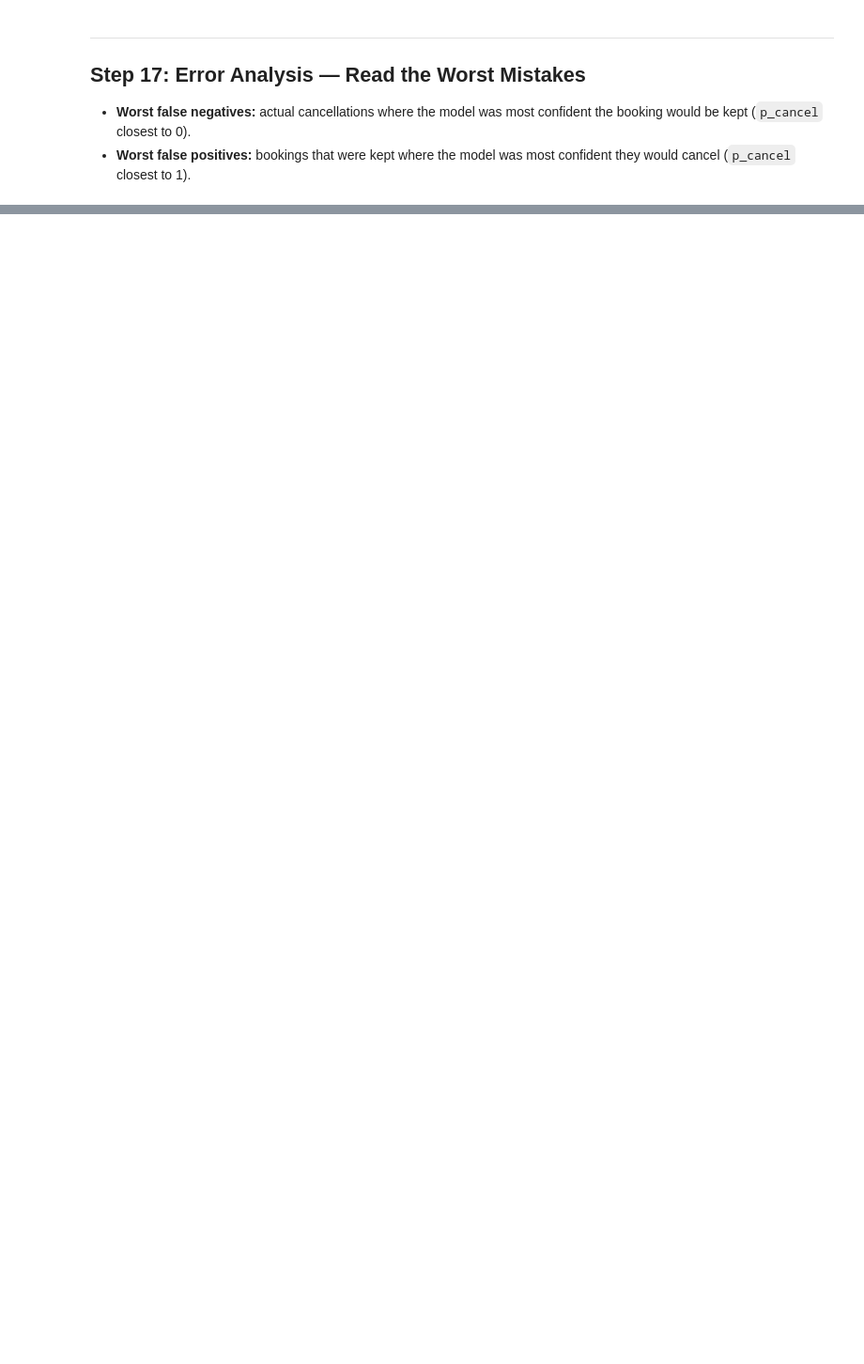
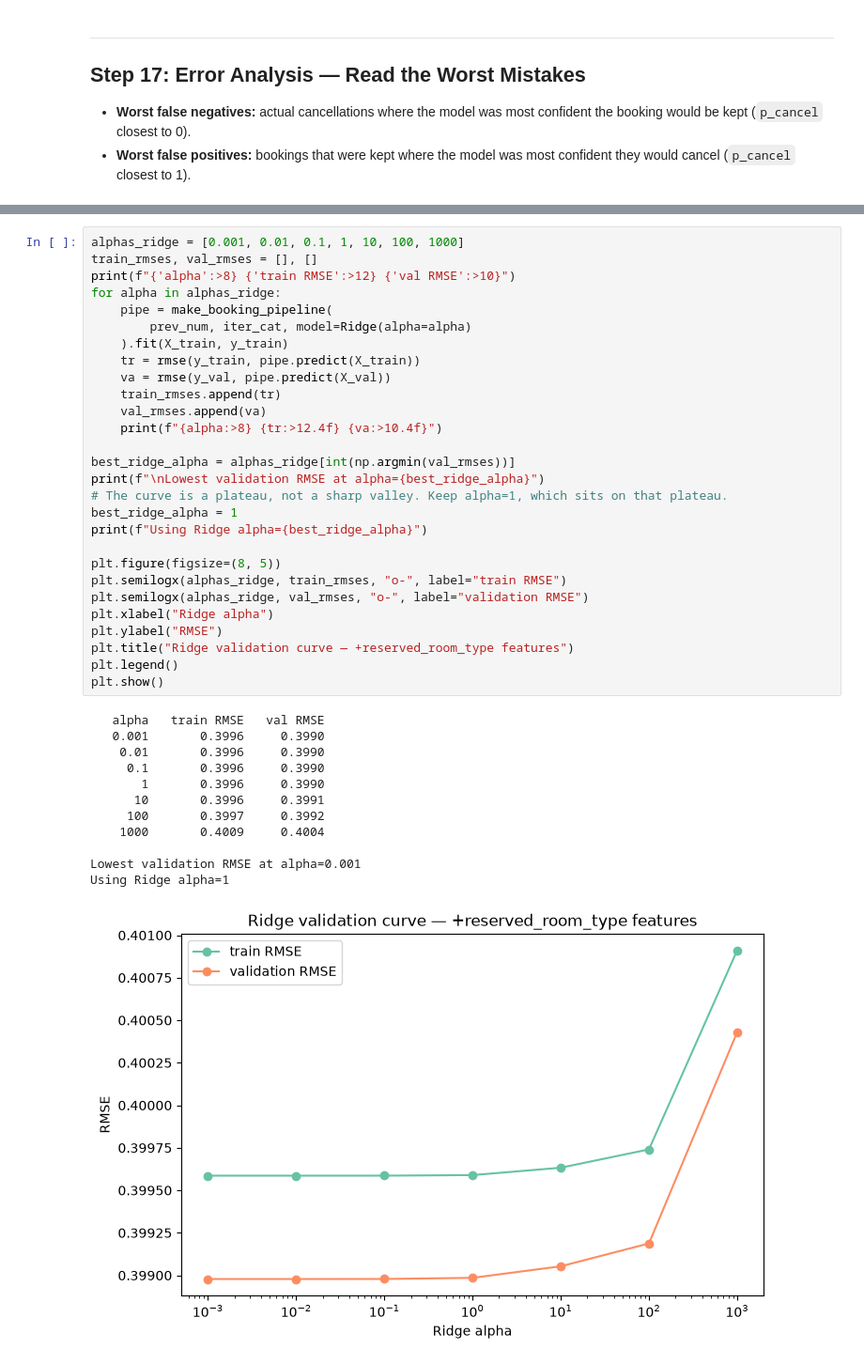
Before and after one commit to marcus-souza-soares/ml-course-codemify, a Jupyter notebook: ml-week-6/hotel_booking_pipeline/hotel_booking_submission.ipynb, the cells around one changed output, grey strips where cells are left out. Shown at 94% size. Drawn from its saved outputs; the diff is of its cells as text; blank space fills up the shorter version.

```diff
--- a/ml-week-6/hotel_booking_pipeline/hotel_booking_submission.ipynb
+++ b/ml-week-6/hotel_booking_pipeline/hotel_booking_submission.ipynb
@@ -1038,0 +1243,41 @@ Worst false negatives (canceled; model was sure they would stay):
+# %%
+alphas_ridge = [0.001, 0.01, 0.1, 1, 10, 100, 1000]
+train_rmses, val_rmses = [], []
+print(f"{'alpha':>8} {'train RMSE':>12} {'val RMSE':>10}")
+for alpha in alphas_ridge:
+    pipe = make_booking_pipeline(
+        prev_num, iter_cat, model=Ridge(alpha=alpha)
+    ).fit(X_train, y_train)
+    tr = rmse(y_train, pipe.predict(X_train))
+    va = rmse(y_val, pipe.predict(X_val))
+    train_rmses.append(tr)
+    val_rmses.append(va)
+    print(f"{alpha:>8} {tr:>12.4f} {va:>10.4f}")
+
+best_ridge_alpha = alphas_ridge[int(np.argmin(val_rmses))]
+print(f"\nLowest validation RMSE at alpha={best_ridge_alpha}")
+# The curve is a plateau, not a sharp valley. Keep alpha=1, which sits on that plateau.
+best_ridge_alpha = 1
+print(f"Using Ridge alpha={best_ridge_alpha}")
+
+plt.figure(figsize=(8, 5))
+plt.semilogx(alphas_ridge, train_rmses, "o-", label="train RMSE")
+plt.semilogx(alphas_ridge, val_rmses, "o-", label="validation RMSE")
+plt.xlabel("Ridge alpha")
+plt.ylabel("RMSE")
+plt.title("Ridge validation curve — +reserved_room_type features")
+plt.legend()
+plt.show()
+# %% [output]
+   alpha   train RMSE   val RMSE
+   0.001       0.3996     0.3990
+    0.01       0.3996     0.3990
+     0.1       0.3996     0.3990
+       1       0.3996     0.3990
+      10       0.3996     0.3991
+     100       0.3997     0.3992
+    1000       0.4009     0.4004
+
+Lowest validation RMSE at alpha=0.001
+Using Ridge alpha=1
+[figure, added]
```
Also changed, not shown: parts of 49 cells of this notebook, 2 other files.
